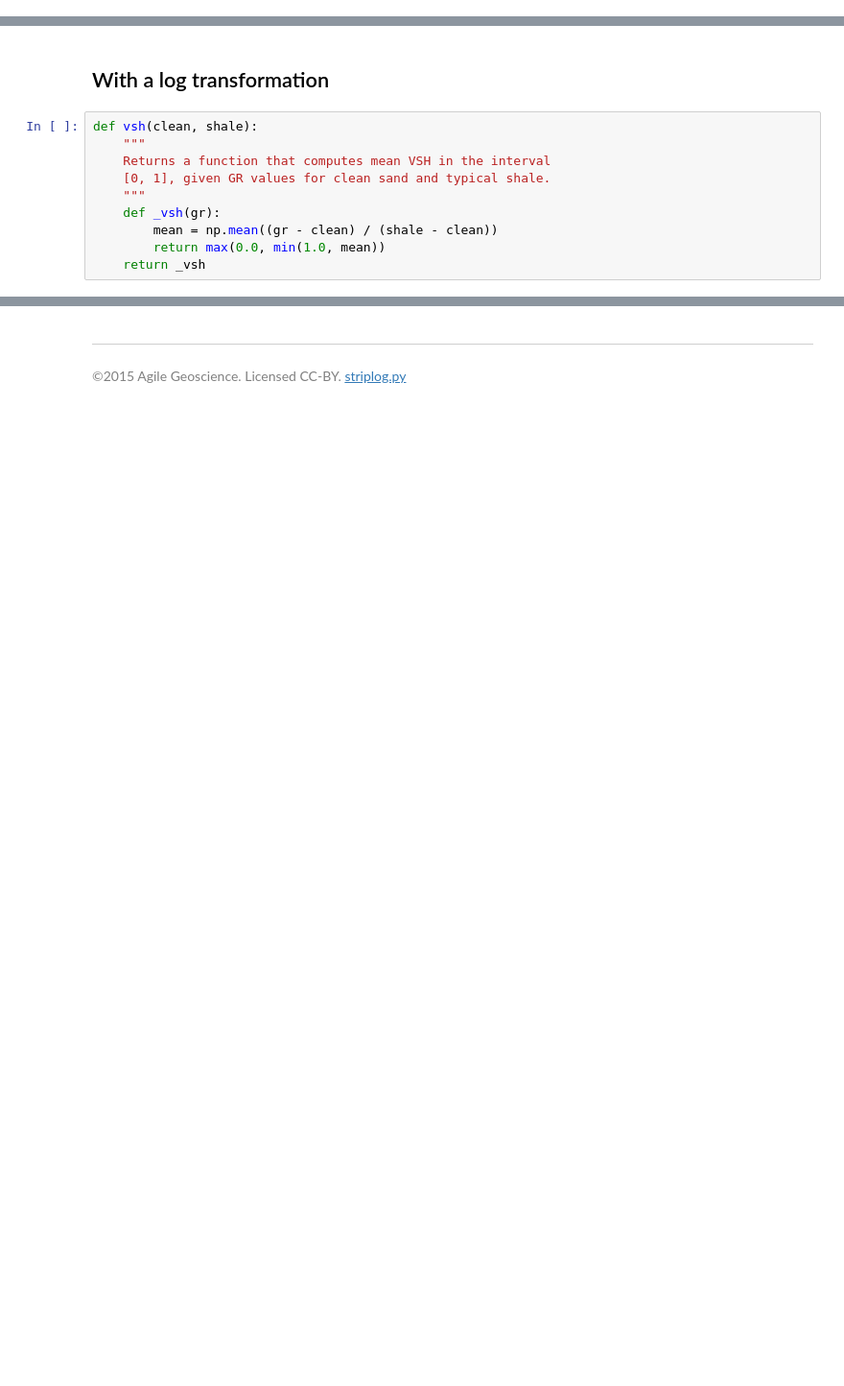
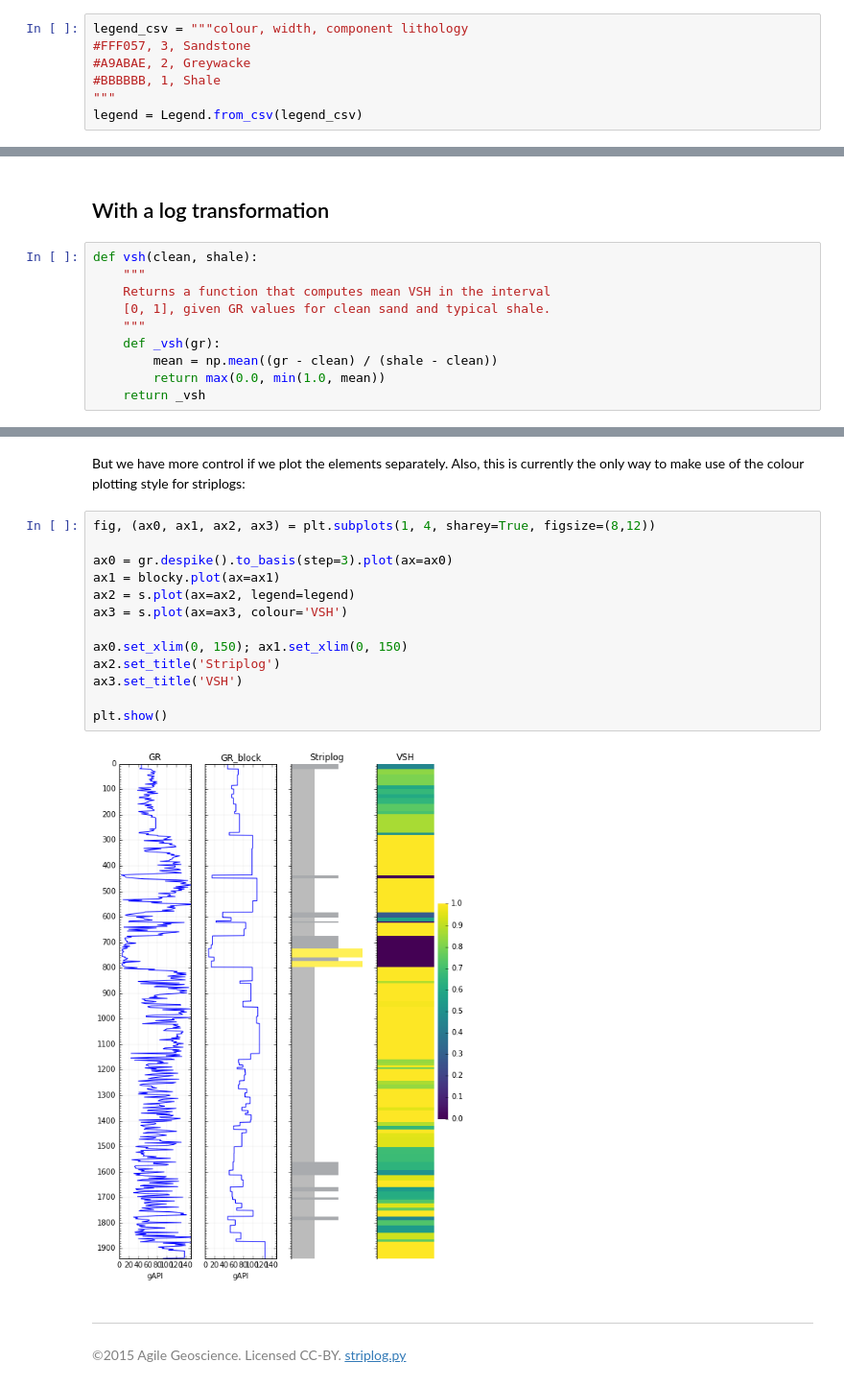
Before and after one commit to EvanBianco/recipes, a Jupyter notebook: Vsh striplog from log.ipynb, the cells around one changed output, grey strips where cells are left out. Shown at 96% size. Cells and saved outputs as stored; diff of their text form; blank space fills up the shorter version.

```diff
--- a/Vsh striplog from log.ipynb
+++ b/Vsh striplog from log.ipynb
@@ -58,6 +32,13 @@ Next we make a list of components to pass into the new striplog. The order must
 comps = [Component({'lithology': 'sandstone'}),
          Component({'lithology': 'greywacke'}),
          Component({'lithology': 'shale'}), ]
+# %%
+legend_csv = """colour, width, component lithology
+#FFF057, 3, Sandstone
+#A9ABAE, 2, Greywacke
+#BBBBBB, 1, Shale
+"""
+legend = Legend.from_csv(legend_csv)
 # %% [markdown]
 Make a striplog from the GR curve, using the cutoffs given as `cutoff = [10, 50]`. These cutoffs define 3 lithologies, whichi is what we're passing in as `comps`. There must be enough components for the intervals you're defining.
 
@@ -134,3 +130,20 @@ s.plot(aspect=6, colour='VSH')
+# %% [markdown]
+But we have more control if we plot the elements separately. Also, this is currently the only way to make use of the colour plotting style for striplogs:
+# %%
+fig, (ax0, ax1, ax2, ax3) = plt.subplots(1, 4, sharey=True, figsize=(8,12))
+
+ax0 = gr.despike().to_basis(step=3).plot(ax=ax0)
+ax1 = blocky.plot(ax=ax1)
+ax2 = s.plot(ax=ax2, legend=legend)
+ax3 = s.plot(ax=ax3, colour='VSH')
+
+ax0.set_xlim(0, 150); ax1.set_xlim(0, 150)
+ax2.set_title('Striplog')
+ax3.set_title('VSH')
+
+plt.show()
+# %% [output]
+[figure, added]
 # %% [markdown]
 <hr />
 
```
Also changed, not shown: parts of 29 cells of this notebook.
